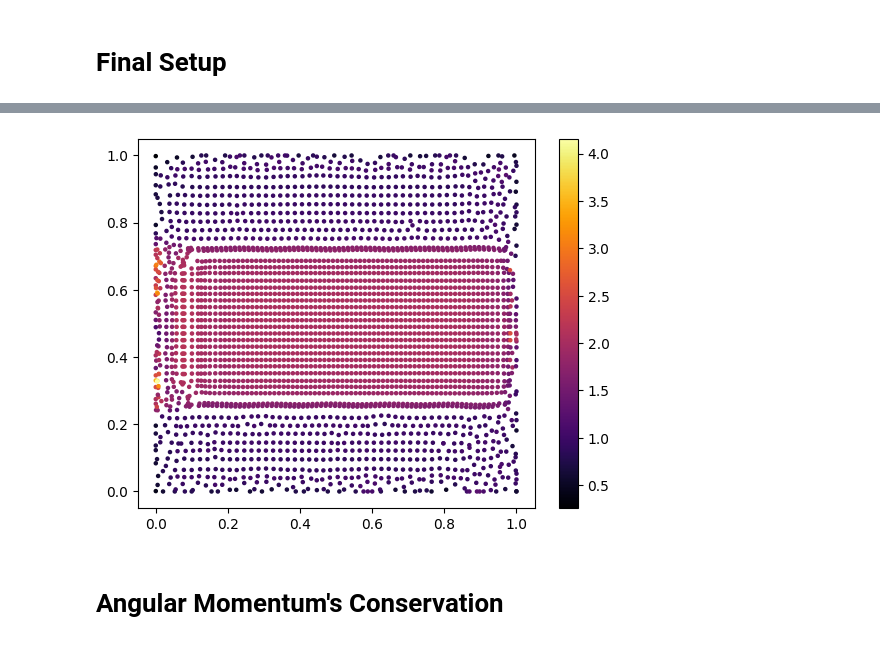
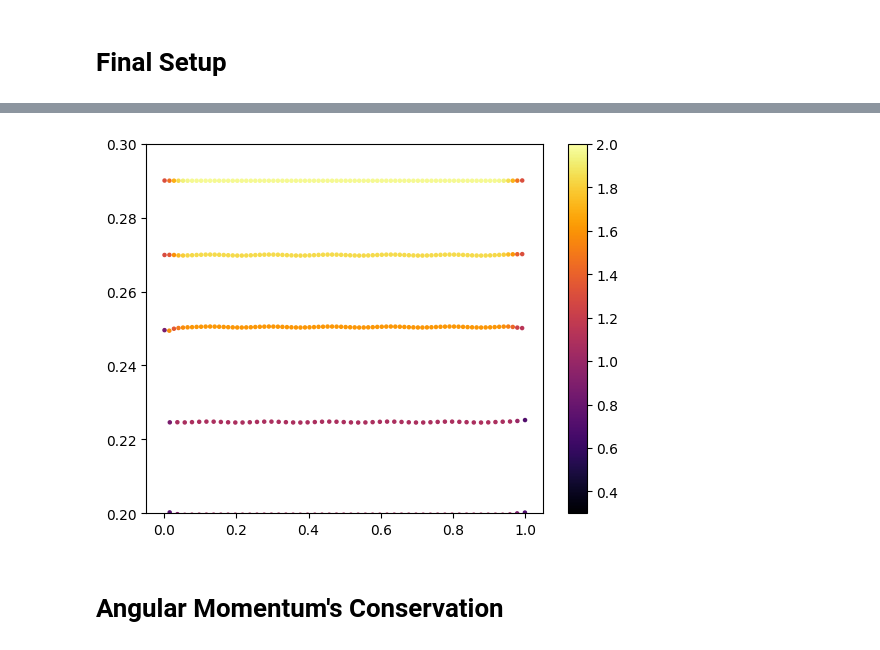
Before and after one commit to JackNarvaez/Rusph, a Jupyter notebook: Temp_Plots/Plots_kelvin_helmholtz.ipynb, the cells around one changed output, grey strips where cells are left out. Cells and saved outputs as stored; diff of their text form; code cells hidden in the pictures.

```diff
--- a/Temp_Plots/Plots_kelvin_helmholtz.ipynb
+++ b/Temp_Plots/Plots_kelvin_helmholtz.ipynb
@@ -50,10 +50,10 @@ sdft
 # %%
 plt.scatter(sdft['x'], sdft['y'], c=sdft['rho'], cmap='inferno', s=5)
 plt.colorbar()
-#plt.ylim(0.2, 0.3)
+plt.ylim(0.2, 0.3)
 plt.show()
 # %% [output]
-[figure, old version]
+[figure, new version]
 # %% [markdown]
 # Angular Momentum's Conservation
 # %%
```
Also changed, not shown: parts of 6 cells of this notebook, 7 other files.
